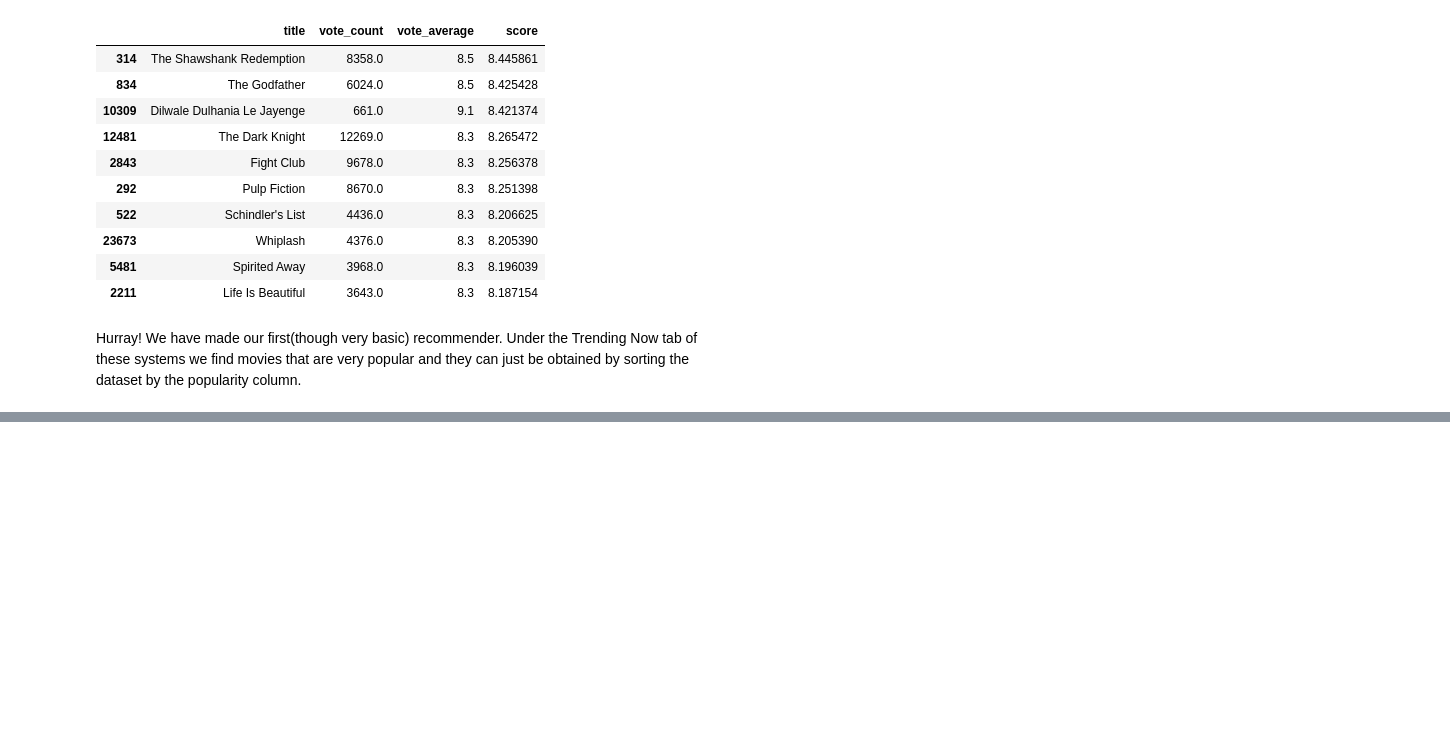
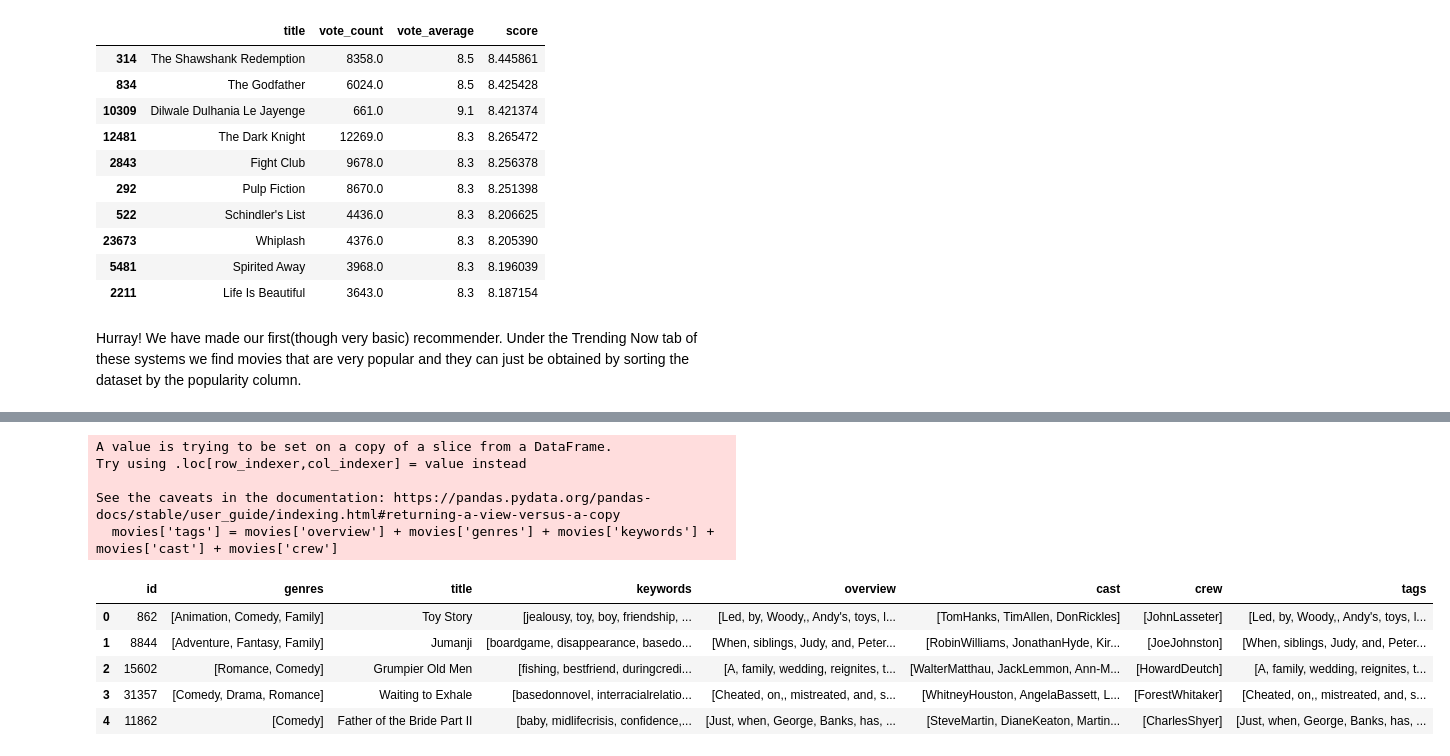
Before and after one commit to minhhoai1001/movie-recommender-system, a Jupyter notebook: Getting Started with a Movie Recommendation System.ipynb, the cells around one changed output, grey strips where cells are left out. Saved outputs shown, nothing was run; the diff lists cells and outputs as text; code cells hidden in the pictures; blank space fills up the shorter version.

```diff
--- a/Getting Started with a Movie Recommendation System.ipynb
+++ b/Getting Started with a Movie Recommendation System.ipynb
@@ -203,0 +351,11 @@ Text(0.5, 1.0, 'Popular Movies')
+# %%
+def extract_director(obj):
+    director = []
+    for info in ast.literal_eval(obj):
+        if info['job'] == 'Director':
+            director.append(info['name'])
+
+    return director
+# %%
+movies['crew'] = movies['crew'].apply(extract_director)
+movies.head()
@@ -203,0 +378,3 @@ Text(0.5, 1.0, 'Popular Movies')
+# %%
+# Split overview to list
+movies['overview'] = movies['overview'].apply(lambda x: x.split())
@@ -203,0 +387,6 @@ Text(0.5, 1.0, 'Popular Movies')
+# %%
+# Remove space between name
+movies['crew'] = movies['crew'].apply(lambda x: [i.replace(' ', '') for i in x])
+movies['cast'] = movies['cast'].apply(lambda x: [i.replace(' ', '') for i in x])
+movies['genres'] = movies['genres'].apply(lambda x: [i.replace(' ', '') for i in x])
+movies['keywords'] = movies['keywords'].apply(lambda x: [i.replace(' ', '') for i in x])
@@ -203,0 +414,15 @@ Text(0.5, 1.0, 'Popular Movies')
+# %%
+movies['tags'] = movies['overview'] + movies['genres'] + movies['keywords'] + movies['cast'] + movies['crew']
+movies.head()
+# %% [output]
+A value is trying to be set on a copy of a slice from a DataFrame.
+Try using .loc[row_indexer,col_indexer] = value instead
+
+See the caveats in the documentation: https://pandas.pydata.org/pandas-docs/stable/user_guide/indexing.html#returning-a-view-versus-a-copy
+  movies['tags'] = movies['overview'] + movies['genres'] + movies['keywords'] + movies['cast'] + movies['crew']
+|  | id | genres | title | keywords | overview | cast | crew | tags |
+| 0 | 862 | [Animation, Comedy, Family] | Toy Story | [jealousy, toy, boy, friendship, ... | [Led, by, Woody,, Andy's, toys, l... | [TomHanks, TimAllen, DonRickles] | [JohnLasseter] | [Led, by, Woody,, Andy's, toys, l... |
+| 1 | 8844 | [Adventure, Fantasy, Family] | Jumanji | [boardgame, disappearance, basedo... | [When, siblings, Judy, and, Peter... | [RobinWilliams, JonathanHyde, Kir... | [JoeJohnston] | [When, siblings, Judy, and, Peter... |
+| 2 | 15602 | [Romance, Comedy] | Grumpier Old Men | [fishing, bestfriend, duringcredi... | [A, family, wedding, reignites, t... | [WalterMatthau, JackLemmon, Ann-M... | [HowardDeutch] | [A, family, wedding, reignites, t... |
+| 3 | 31357 | [Comedy, Drama, Romance] | Waiting to Exhale | [basedonnovel, interracialrelatio... | [Cheated, on,, mistreated, and, s... | [WhitneyHouston, AngelaBassett, L... | [ForestWhitaker] | [Cheated, on,, mistreated, and, s... |
+| 4 | 11862 | [Comedy] | Father of the Bride Part II | [baby, midlifecrisis, confidence,... | [Just, when, George, Banks, has, ... | [SteveMartin, DianeKeaton, Martin... | [CharlesShyer] | [Just, when, George, Banks, has, ... |
```
Also changed, not shown: parts of 36 cells of this notebook, 3 other files.
